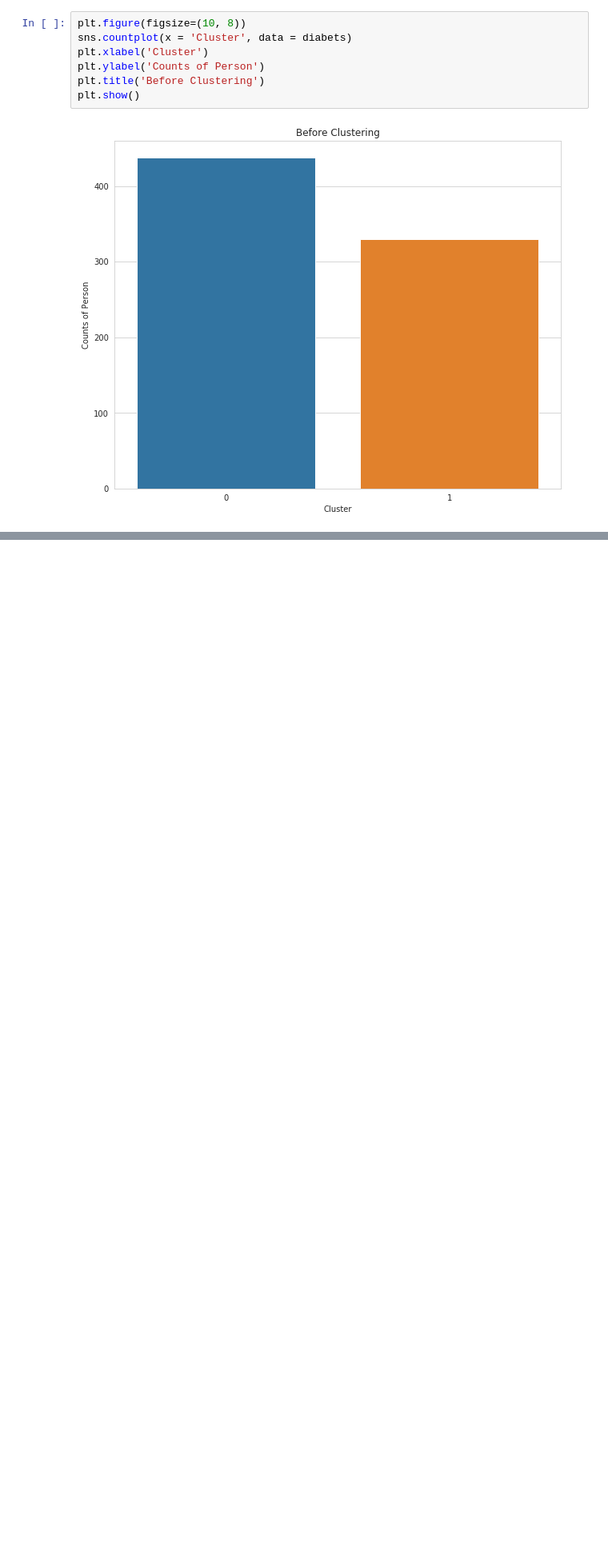
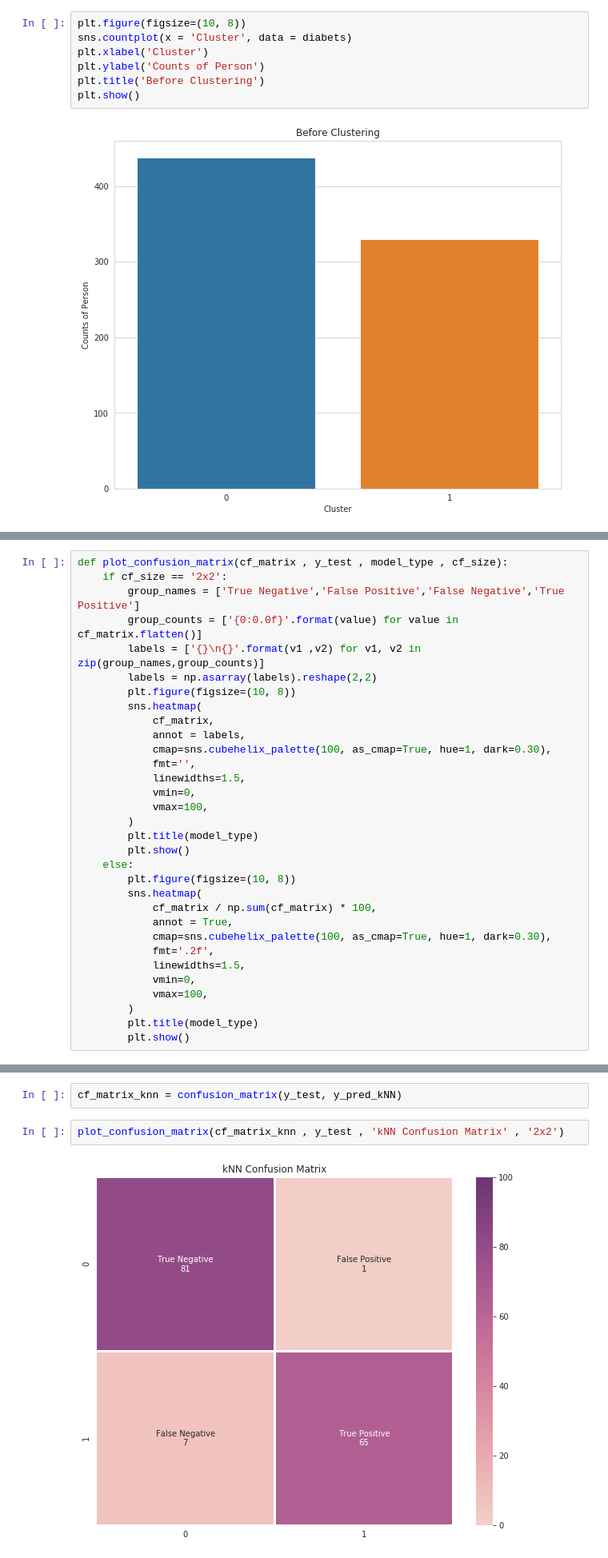
Before and after one commit to BahramJannesar/PimaIndiansDiabetsMachineLearning, a Jupyter notebook: Diabets Clustering.ipynb, the cells around one changed output, grey strips where cells are left out. Shown at 80% size. Cells and saved outputs as stored; diff of their text form; blank space fills up the shorter version.

```diff
--- a/Diabets Clustering.ipynb
+++ b/Diabets Clustering.ipynb
@@ -169,0 +230,32 @@ plt.show()
+# %%
+def plot_confusion_matrix(cf_matrix , y_test , model_type , cf_size):
+    if cf_size == '2x2':
+        group_names = ['True Negative','False Positive','False Negative','True Positive']
+        group_counts = ['{0:0.0f}'.format(value) for value in cf_matrix.flatten()]
+        labels = ['{}\n{}'.format(v1 ,v2) for v1, v2 in zip(group_names,group_counts)]
+        labels = np.asarray(labels).reshape(2,2)
+        plt.figure(figsize=(10, 8))
+        sns.heatmap(
+            cf_matrix,
+            annot = labels,
+            cmap=sns.cubehelix_palette(100, as_cmap=True, hue=1, dark=0.30),
+            fmt='',
+            linewidths=1.5,
+            vmin=0,
+            vmax=100,
+        )
+        plt.title(model_type)
+        plt.show()
+    else:
+        plt.figure(figsize=(10, 8))
+        sns.heatmap(
+            cf_matrix / np.sum(cf_matrix) * 100,
+            annot = True,
+            cmap=sns.cubehelix_palette(100, as_cmap=True, hue=1, dark=0.30),
+            fmt='.2f',
+            linewidths=1.5,
+            vmin=0,
+            vmax=100,
+        )
+        plt.title(model_type)
+        plt.show()
@@ -169,0 +369,6 @@ plt.show()
+# %%
+cf_matrix_knn = confusion_matrix(y_test, y_pred_kNN)
+# %%
+plot_confusion_matrix(cf_matrix_knn , y_test , 'kNN Confusion Matrix' , '2x2')
+# %% [output]
+[figure, added]
```
Also changed, not shown: parts of 29 cells of this notebook, 1 other file.
